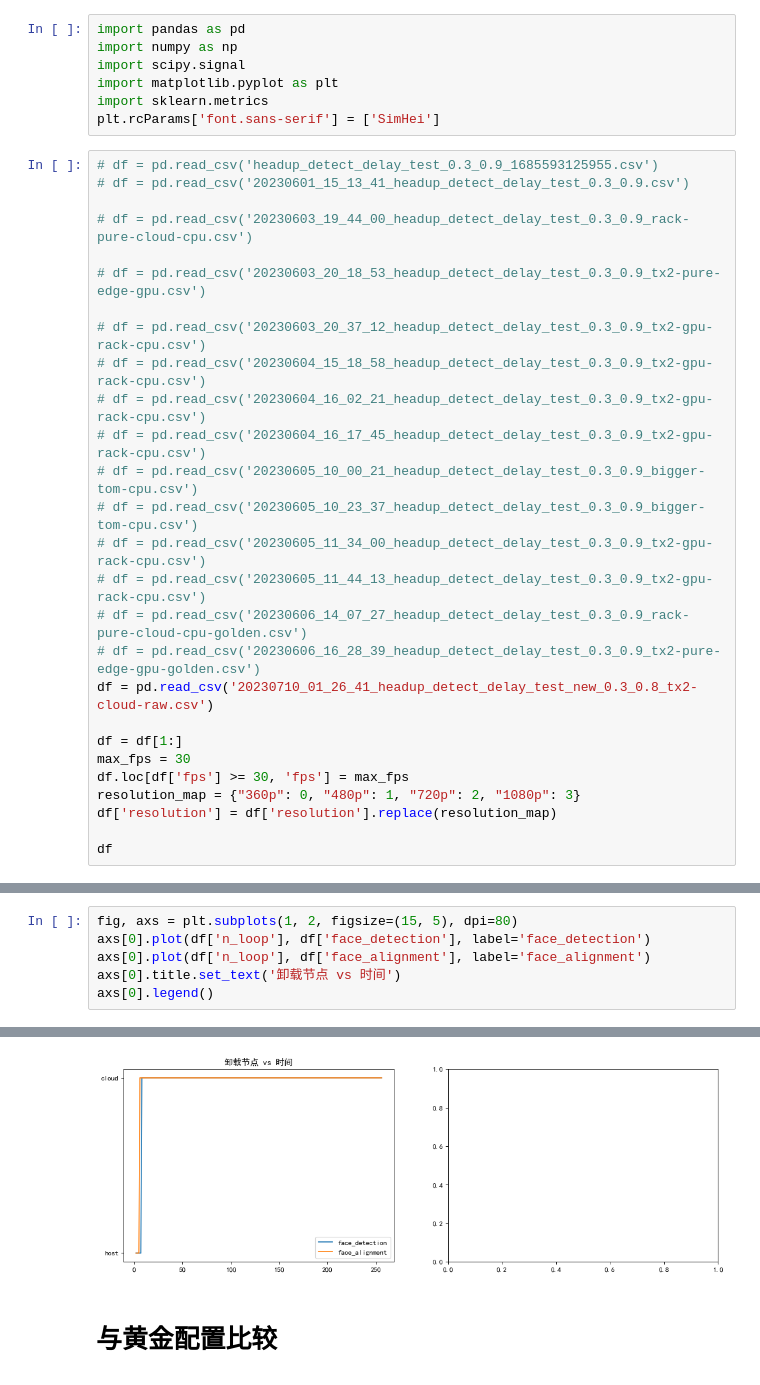
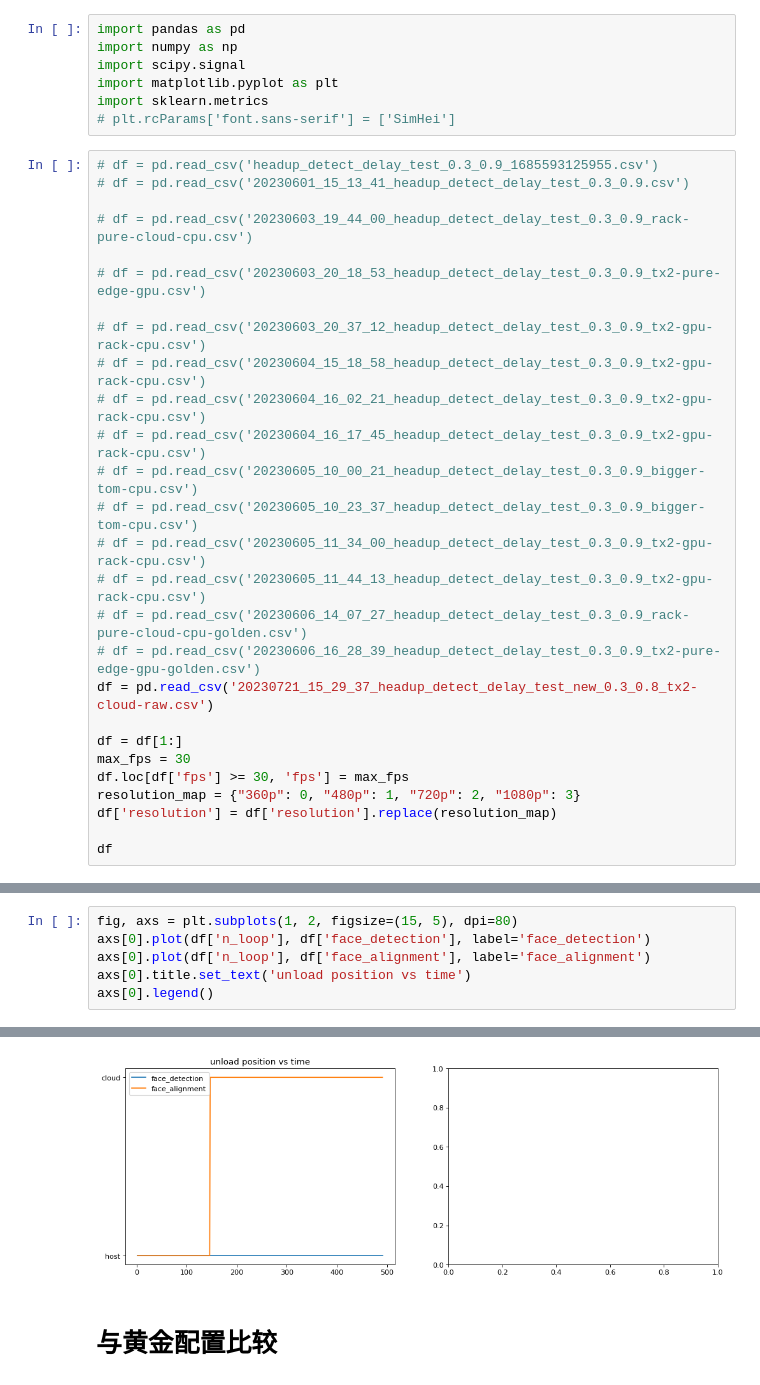
Before and after one commit to zwh2119/video-dag-schedule, a Jupyter notebook: expr/headup_detect_draw.ipynb, the cells around one changed output, grey strips where cells are left out. Drawn from its saved outputs; the diff is of its cells as text.

```diff
--- a/expr/headup_detect_draw.ipynb
+++ b/expr/headup_detect_draw.ipynb
@@ -4,7 +4,7 @@ import numpy as np
 import scipy.signal
 import matplotlib.pyplot as plt
 import sklearn.metrics
-plt.rcParams['font.sans-serif'] = ['SimHei']
+# plt.rcParams['font.sans-serif'] = ['SimHei']
 # %%
 # df = pd.read_csv('headup_detect_delay_test_0.3_0.9_1685593125955.csv')
 # df = pd.read_csv('20230601_15_13_41_headup_detect_delay_test_0.3_0.9.csv')
@@ -23,7 +23,7 @@ plt.rcParams['font.sans-serif'] = ['SimHei']
 # df = pd.read_csv('20230605_11_44_13_headup_detect_delay_test_0.3_0.9_tx2-gpu-rack-cpu.csv')
 # df = pd.read_csv('20230606_14_07_27_headup_detect_delay_test_0.3_0.9_rack-pure-cloud-cpu-golden.csv')
 # df = pd.read_csv('20230606_16_28_39_headup_detect_delay_test_0.3_0.9_tx2-pure-edge-gpu-golden.csv')
-df = pd.read_csv('20230710_01_26_41_headup_detect_delay_test_new_0.3_0.8_tx2-cloud-raw.csv')
+df = pd.read_csv('20230721_15_29_37_headup_detect_delay_test_new_0.3_0.8_tx2-cloud-raw.csv')
 
 df = df[1:]
 max_fps = 30
@@ -72,12 +72,12 @@ axs[1,1].title.set_text('分辨率 vs 时间')
 # %%
 fig, axs = plt.subplots(1, 2, figsize=(15, 5), dpi=80)
 axs[0].plot(df['n_loop'], df['face_detection'], label='face_detection')
 axs[0].plot(df['n_loop'], df['face_alignment'], label='face_alignment')
-axs[0].title.set_text('卸载节点 vs 时间')
+axs[0].title.set_text('unload position vs time')
 axs[0].legend()
 # %% [output]
 <matplotlib.legend.Legend at 0x...>
-[figure, old version]
+[figure, new version]
 # %% [markdown]
 # 与黄金配置比较
 # %%
```
Also changed, not shown: parts of 5 cells of this notebook, 8 other files.
